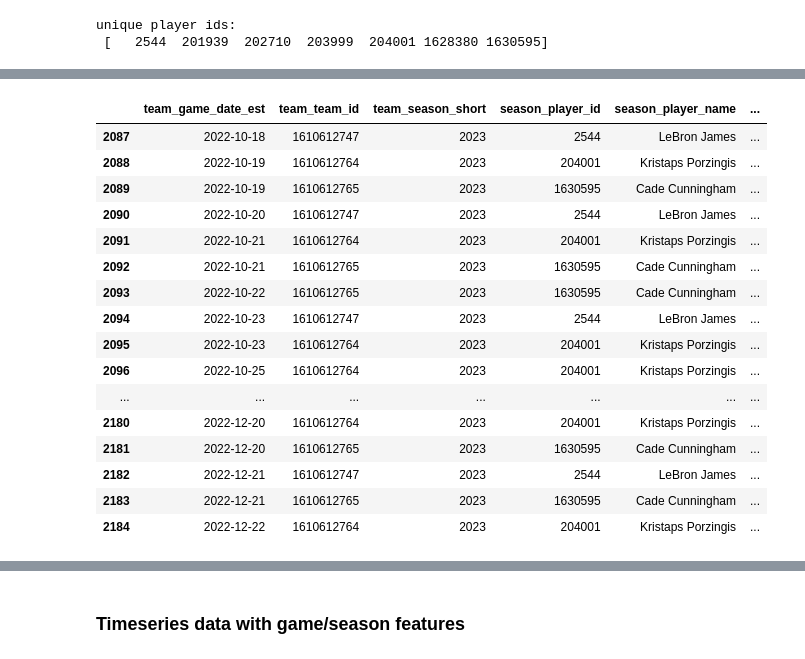
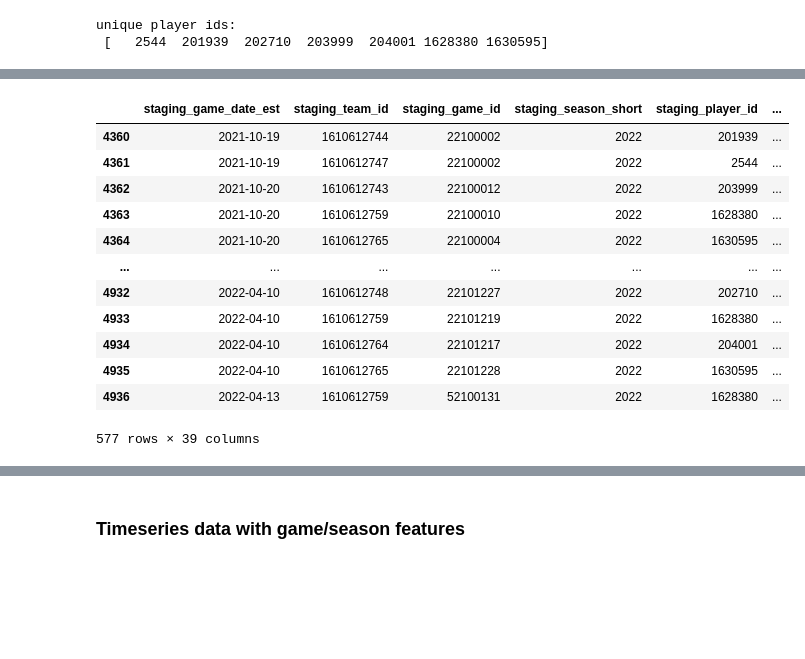
Before and after one commit to brownbrandon272/basketball, a Jupyter notebook: scripts/create_ts_data.ipynb, the cells around one changed output, grey strips where cells are left out. Cells and saved outputs as stored; diff of their text form; code cells hidden in the pictures; blank space fills up the shorter version.

```diff
--- a/scripts/create_ts_data.ipynb
+++ b/scripts/create_ts_data.ipynb
@@ -775,15 +776,15 @@ df_game_detail_ts
 | 579661 | 2022-12-22 | 22200478 | 1610612764 | 2023 | WAS | Washington | 1630264 | Anthony Gill | ... |
 579662 rows × 33 columns
 # %%
-pd.set_option("display.max_rows", 30)
-
-## get unique list of PLAYER_ID and season_short from df_game_detail_ts
 def player_season_agg(x):
     names = {'min_date': x['GAME_DATE_EST'].min(), }
             #  'max_date': x['GAME_DATE_EST'].max()}
     return pd.Series(names, index=['min_date']) # , 'max_date'])
+
+pd.set_option("display.max_rows", 30)
+
 player_szn_group_cols = ['PLAYER_ID', 'PLAYER_NAME', 'TEAM_ID', 'season_short']
-player_seasons = df_game_detail_ts.groupby(player_szn_group_cols).apply(player_season_agg).reset_index()
+player_seasons = df_game_detail_fill_staging.groupby(player_szn_group_cols).apply(player_season_agg).reset_index()
 player_seasons.sort_values(by=['PLAYER_ID', 'season_short', 'TEAM_ID'], inplace=True)
 player_seasons.drop_duplicates(subset=['PLAYER_ID', 'season_short', 'TEAM_ID'], inplace=True)
 
@@ -844,11 +845,12 @@ unique player ids:
 import pandasql as ps
 
 sqlcode = '''
-    select team.GAME_DATE_EST as team_game_date_est,
-        team.TEAM_ID as team_team_id,
-        team.season_short as team_season_short,
-        season.PLAYER_ID as season_player_id,
-        season.PLAYER_NAME as season_player_name,
+    select team.GAME_DATE_EST as staging_game_date_est,
+        team.TEAM_ID as staging_team_id,
+        team.GAME_ID as staging_game_id,
+        team.season_short as staging_season_short,
+        season.PLAYER_ID as staging_player_id,
+        season.PLAYER_NAME as staging_player_name,
         player.*
     from df_gamedays2 team
     inner join some_players_seasons season
@@ -856,20 +858,20 @@ sqlcode = '''
             and team.TEAM_ID = season.TEAM_ID
             and ((team.TEAM_ID = season.first_team_of_season) or (team.GAME_DATE_EST >= season.min_date))
             and ((team.TEAM_ID = season.last_team_of_season) or (team.GAME_DATE_EST < season.max_date))
-    left join df_game_detail_ts player
+    left join df_game_detail_fill_staging player
         on season.PLAYER_ID = player.PLAYER_ID
             and team.GAME_ID = player.GAME_ID
             and team.TEAM_ID = player.TEAM_ID
             and team.season_short = player.season_short
             and (
-                ((player.next_game_date is null) and (team.GAME_DATE_EST > player.GAME_DATE_EST))
-                or ((player.last_game_date is null) and (team.GAME_DATE_EST <= player.GAME_DATE_EST))
-                or ((player.next_game_date is not null) and (player.last_game_date is not null) and
-                    (team.GAME_DATE_EST >= player.GAME_DATE_EST) and (team.GAME_DATE_EST < player.next_game_date))
+                ((player.next_game_played_date is null) and (team.GAME_DATE_EST > player.GAME_DATE_EST))
+                or ((player.last_game_played_date is null) and (team.GAME_DATE_EST <= player.GAME_DATE_EST))
+                or ((player.next_game_played_date is not null) and (player.last_game_played_date is not null) and
+                    (team.GAME_DATE_EST >= player.GAME_DATE_EST) and (team.GAME_DATE_EST < player.next_game_played_date))
             )
     ;
     '''
 
 some_players_games_filled = ps.sqldf(sqlcode,locals())
-display(some_players_games_filled[(some_players_games_filled['season_player_name'] == 'Cade Cunningham')].head(6))
+display(some_players_games_filled[(some_players_games_filled['staging_player_name'] == 'Cade Cunningham')].head(6))
 # %% [output]
@@ -883,30 +885,22 @@ display(some_players_games_filled[(some_players_games_filled['season_player_name
 # %%
 ## convert any field with date in it to datetime
 date_cols = [c for c in some_players_games_filled.columns if 'date' in c.lower()]
 for c in date_cols:
     some_players_games_filled[c] = pd.to_datetime(some_players_games_filled[c])
 
-# some_players_games_filled
-
-# display 100 rows
-pd.set_option('display.max_rows', 100)
-some_players_games_filled.loc[(some_players_games_filled['team_season_short'] == 2023)]
+some_players_games_filled.loc[(some_players_games_filled['staging_season_short'] == 2022)]
 # %% [output]
-|  | team_game_date_est | team_team_id | team_season_short | season_player_id | season_player_name | ... |
-| 2087 | 2022-10-18 | 1610612747 | 2023 | 2544 | LeBron James | ... |
-| 2088 | 2022-10-19 | 1610612764 | 2023 | 204001 | Kristaps Porzingis | ... |
-| 2089 | 2022-10-19 | 1610612765 | 2023 | 1630595 | Cade Cunningham | ... |
-| 2090 | 2022-10-20 | 1610612747 | 2023 | 2544 | LeBron James | ... |
-| 2091 | 2022-10-21 | 1610612764 | 2023 | 204001 | Kristaps Porzingis | ... |
-| 2092 | 2022-10-21 | 1610612765 | 2023 | 1630595 | Cade Cunningham | ... |
-| 2093 | 2022-10-22 | 1610612765 | 2023 | 1630595 | Cade Cunningham | ... |
-| 2094 | 2022-10-23 | 1610612747 | 2023 | 2544 | LeBron James | ... |
-| 2095 | 2022-10-23 | 1610612764 | 2023 | 204001 | Kristaps Porzingis | ... |
-| 2096 | 2022-10-25 | 1610612764 | 2023 | 204001 | Kristaps Porzingis | ... |
+|  | staging_game_date_est | staging_team_id | staging_game_id | staging_season_short | staging_player_id | ... |
+| 4360 | 2021-10-19 | 1610612744 | 22100002 | 2022 | 201939 | ... |
+| 4361 | 2021-10-19 | 1610612747 | 22100002 | 2022 | 2544 | ... |
+| 4362 | 2021-10-20 | 1610612743 | 22100012 | 2022 | 203999 | ... |
+| 4363 | 2021-10-20 | 1610612759 | 22100010 | 2022 | 1628380 | ... |
+| 4364 | 2021-10-20 | 1610612765 | 22100004 | 2022 | 1630595 | ... |
 | ... | ... | ... | ... | ... | ... | ... |
-| 2180 | 2022-12-20 | 1610612764 | 2023 | 204001 | Kristaps Porzingis | ... |
-| 2181 | 2022-12-20 | 1610612765 | 2023 | 1630595 | Cade Cunningham | ... |
-| 2182 | 2022-12-21 | 1610612747 | 2023 | 2544 | LeBron James | ... |
-| 2183 | 2022-12-21 | 1610612765 | 2023 | 1630595 | Cade Cunningham | ... |
-| 2184 | 2022-12-22 | 1610612764 | 2023 | 204001 | Kristaps Porzingis | ... |
+| 4932 | 2022-04-10 | 1610612748 | 22101227 | 2022 | 202710 | ... |
+| 4933 | 2022-04-10 | 1610612759 | 22101219 | 2022 | 1628380 | ... |
+| 4934 | 2022-04-10 | 1610612764 | 22101217 | 2022 | 204001 | ... |
+| 4935 | 2022-04-10 | 1610612765 | 22101228 | 2022 | 1630595 | ... |
+| 4936 | 2022-04-13 | 1610612759 | 52100131 | 2022 | 1628380 | ... |
+577 rows × 39 columns
 # %%
```
Also changed, not shown: parts of 15 cells of this notebook, 1 other file.
